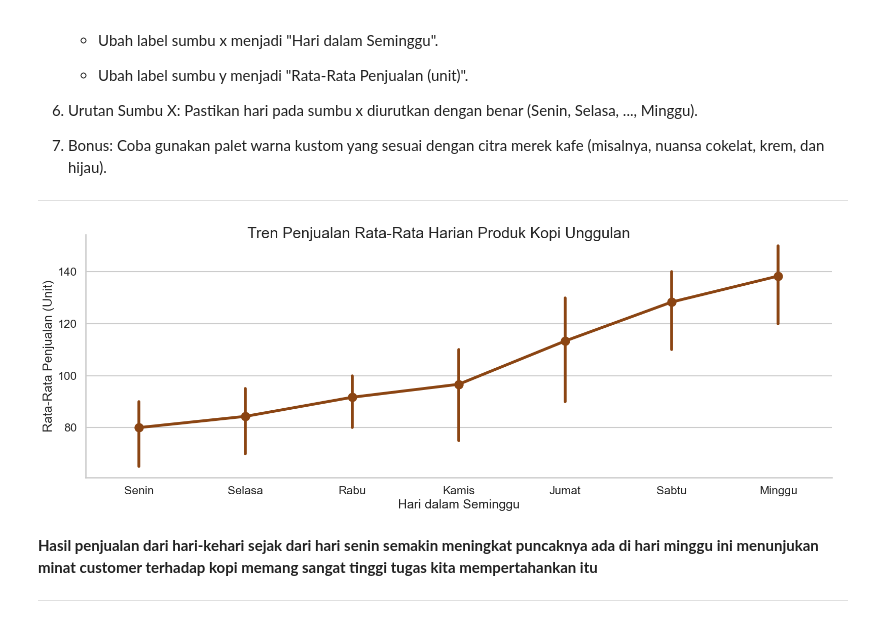
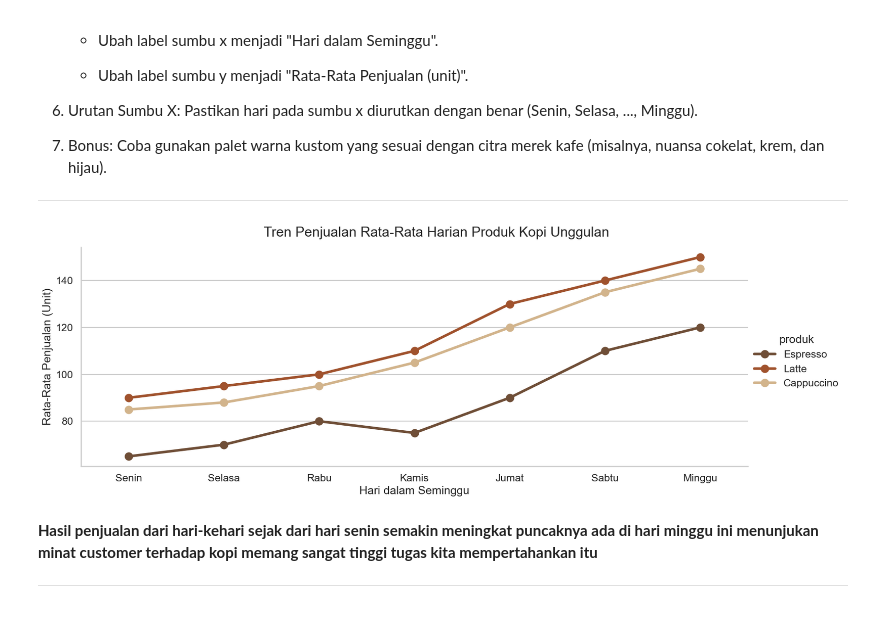
Before and after one commit to Aris0506/Python-Data-Analysis-Project-learning-journey, a Jupyter notebook: 005Introduction to Seaborn/4Customizing seaborn plots/visualization_penjualan_kafe.ipynb, the cells around one changed output. Saved outputs shown, nothing was run; the diff lists cells and outputs as text; code cells hidden in the pictures.

Commit message:
pembelajaran customizing seaborn plots

```diff
--- a/005Introduction to Seaborn/4Customizing seaborn plots/visualization_penjualan_kafe.ipynb
+++ b/005Introduction to Seaborn/4Customizing seaborn plots/visualization_penjualan_kafe.ipynb
@@ -66,16 +66,36 @@ Kriteria Kustomisasi yang Harus Dipenuhi:
 
 ---
 # %%
+# 2. Menyiapkan Kustomisasi
 sns.set_style('whitegrid')
 sns.set_context('talk')
-sns.set_palette(['#8B4513'])
-plot = sns.catplot(x='hari', y='penjualan_rata2', data=data, kind='point', height=6, aspect=16/6)
-plot.fig.suptitle('Tren Penjualan Rata-Rata Harian Produk Kopi Unggulan')
+
+# Palet warna kustom tema kafe (Bonus)
+palette_kopi = ['#6F4E37', '#A0522D', '#D2B48C'] # Coffee, Sienna, Tan
+sns.set_palette(palette_kopi)
+
+# Daftar urutan hari yang benar
+urutan_hari = ['Senin', 'Selasa', 'Rabu', 'Kamis', 'Jumat', 'Sabtu', 'Minggu']
+
+# 3. Membuat Plot yang Sudah Disempurnakan
+plot = sns.catplot(
+    x='hari',
+    y='penjualan_rata2',
+    data=df_penjualan,
+    kind='point',
+    height=6,
+    aspect=16/6,
+    hue='produk',         # <-- PENTING: Untuk membedakan produk
+    order=urutan_hari     # <-- PENTING: Untuk mengurutkan sumbu X
+)
+
+# 4. Menambahkan Judul dan Label
+plot.fig.suptitle('Tren Penjualan Rata-Rata Harian Produk Kopi Unggulan', y=1.03)
 plot.set(xlabel="Hari dalam Seminggu", ylabel="Rata-Rata Penjualan (Unit)")
 
 plt.show()
 # %% [output]
-[figure, old version]
+[figure, new version]
 # %% [markdown]
 **Hasil penjualan dari hari-kehari sejak dari hari senin semakin meningkat puncaknya ada di hari minggu**
 **ini menunjukan minat customer terhadap kopi memang sangat tinggi tugas kita mempertahankan itu**
```
